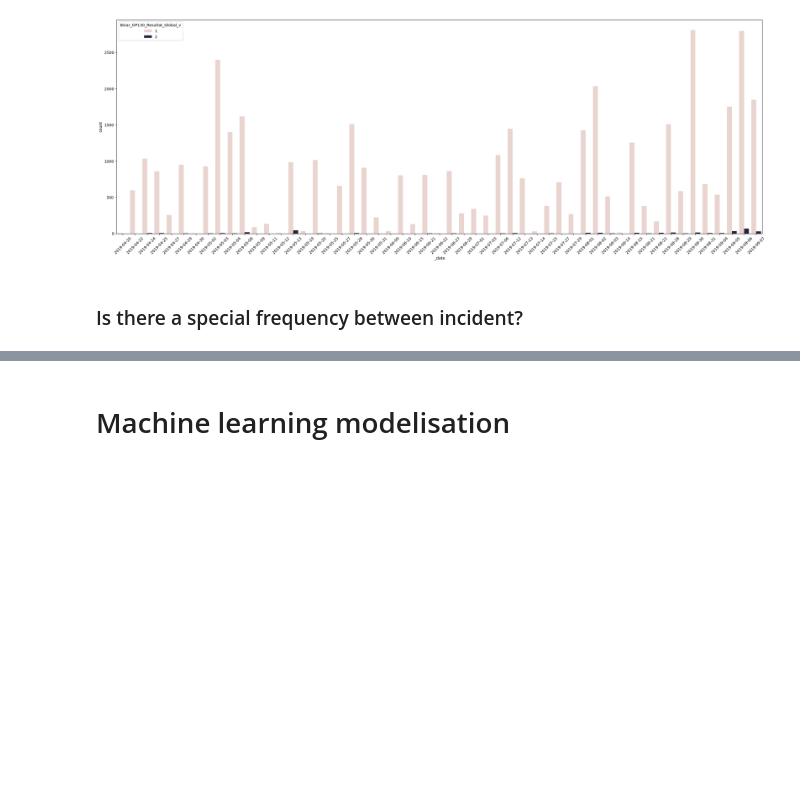
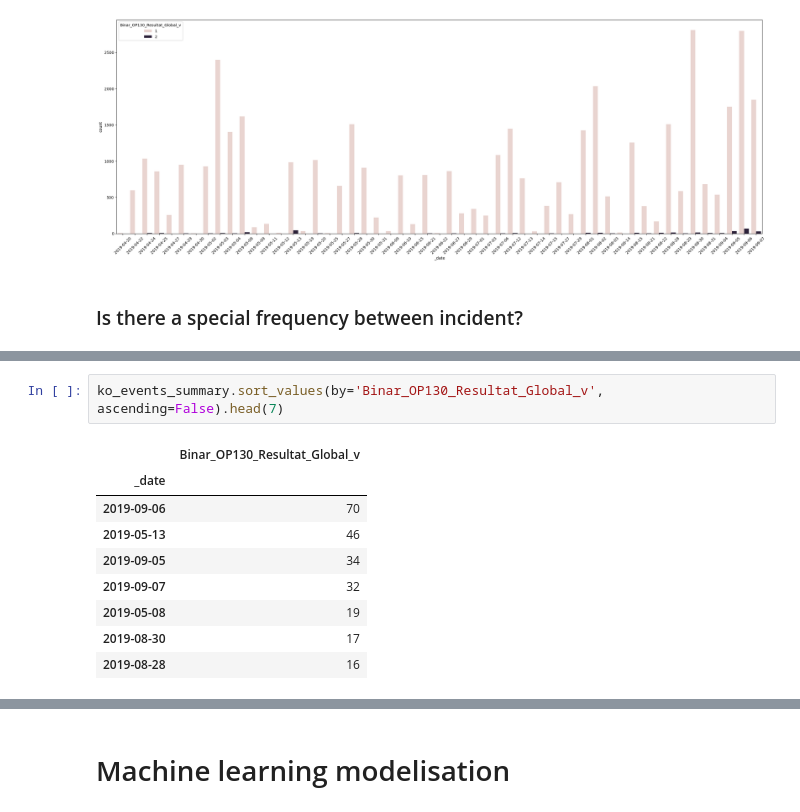
Before and after one commit to dim2s/SAFI, a Jupyter notebook: M06_VALEO_mini_project.ipynb, the cells around one changed output, grey strips where cells are left out. Saved outputs shown, nothing was run; the diff lists cells and outputs as text; blank space fills up the shorter version.

```diff
--- a/M06_VALEO_mini_project.ipynb
+++ b/M06_VALEO_mini_project.ipynb
@@ -127,0 +134,12 @@ plt.show()
+# %%
+ko_events_summary.sort_values(by='Binar_OP130_Resultat_Global_v', ascending=False).head(7)
+# %% [output]
+|  | Binar_OP130_Resultat_Global_v |
+| _date |  |
+| 2019-09-06 | 70 |
+| 2019-05-13 | 46 |
+| 2019-09-05 | 34 |
+| 2019-09-07 | 32 |
+| 2019-05-08 | 19 |
+| 2019-08-30 | 17 |
+| 2019-08-28 | 16 |
```
Also changed, not shown: parts of 7 cells of this notebook.
